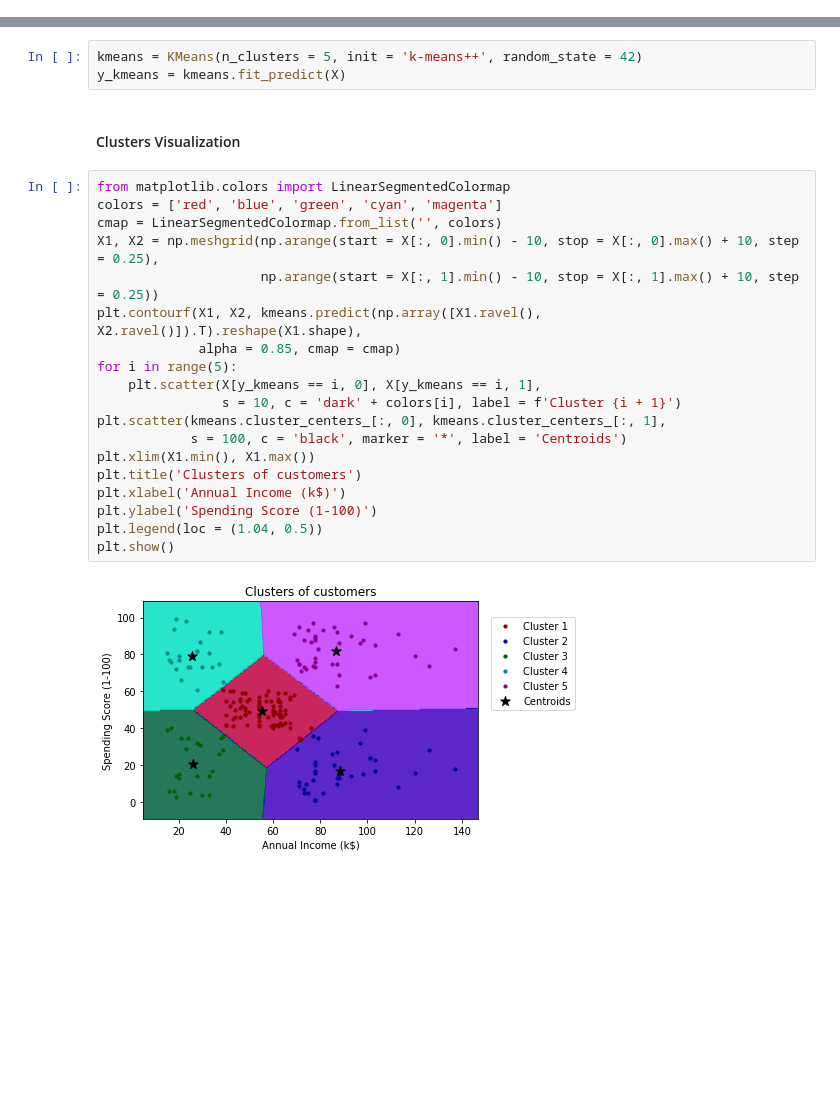
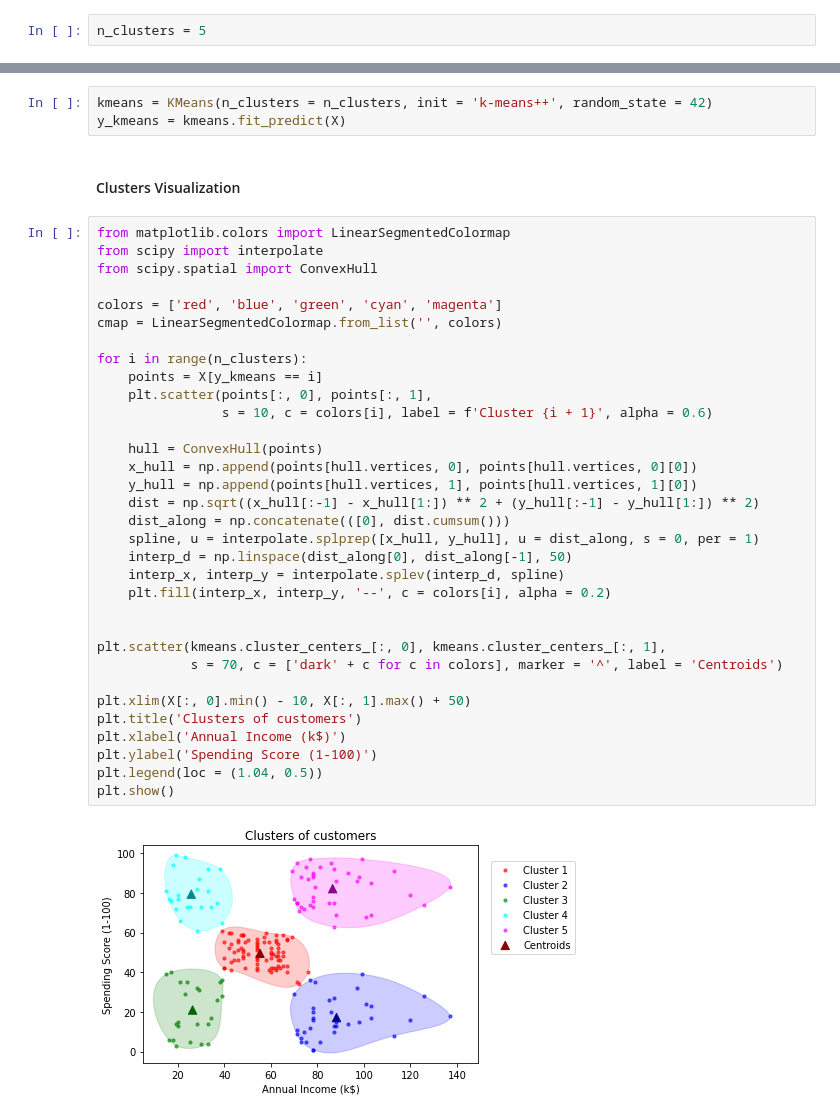
Before and after one commit to shivamaggarwal513/delhi-technological-university, a Jupyter notebook: Semester 5/Machine Learning/09 K-Means Clustering/KMeansClustering.ipynb, the cells around one changed output, grey strips where cells are left out. Saved outputs shown, nothing was run; the diff lists cells and outputs as text; blank space fills up the shorter version.

```diff
--- a/Semester 5/Machine Learning/09 K-Means Clustering/KMeansClustering.ipynb
+++ b/Semester 5/Machine Learning/09 K-Means Clustering/KMeansClustering.ipynb
@@ -27,31 +27,47 @@ plt.ylabel('WCSS')
 plt.show()
 # %% [output]
 [figure]
+# %%
+n_clusters = 5
 # %% [markdown]
 #### K-Means Clustering
 # %%
-kmeans = KMeans(n_clusters = 5, init = 'k-means++', random_state = 42)
+kmeans = KMeans(n_clusters = n_clusters, init = 'k-means++', random_state = 42)
 y_kmeans = kmeans.fit_predict(X)
 # %% [markdown]
 #### Clusters Visualization
 # %%
 from matplotlib.colors import LinearSegmentedColormap
+from scipy import interpolate
+from scipy.spatial import ConvexHull
+
 colors = ['red', 'blue', 'green', 'cyan', 'magenta']
 cmap = LinearSegmentedColormap.from_list('', colors)
-X1, X2 = np.meshgrid(np.arange(start = X[:, 0].min() - 10, stop = X[:, 0].max() + 10, step = 0.25),
-                     np.arange(start = X[:, 1].min() - 10, stop = X[:, 1].max() + 10, step = 0.25))
-plt.contourf(X1, X2, kmeans.predict(np.array([X1.ravel(), X2.ravel()]).T).reshape(X1.shape),
-             alpha = 0.85, cmap = cmap)
-for i in range(5):
-    plt.scatter(X[y_kmeans == i, 0], X[y_kmeans == i, 1],
-                s = 10, c = 'dark' + colors[i], label = f'Cluster {i + 1}')
+
+for i in range(n_clusters):
+    points = X[y_kmeans == i]
+    plt.scatter(points[:, 0], points[:, 1],
+                s = 10, c = colors[i], label = f'Cluster {i + 1}', alpha = 0.6)
+
+    hull = ConvexHull(points)
+    x_hull = np.append(points[hull.vertices, 0], points[hull.vertices, 0][0])
+    y_hull = np.append(points[hull.vertices, 1], points[hull.vertices, 1][0])
+    dist = np.sqrt((x_hull[:-1] - x_hull[1:]) ** 2 + (y_hull[:-1] - y_hull[1:]) ** 2)
+    dist_along = np.concatenate(([0], dist.cumsum()))
+    spline, u = interpolate.splprep([x_hull, y_hull], u = dist_along, s = 0, per = 1)
+    interp_d = np.linspace(dist_along[0], dist_along[-1], 50)
+    interp_x, interp_y = interpolate.splev(interp_d, spline)
+    plt.fill(interp_x, interp_y, '--', c = colors[i], alpha = 0.2)
+
+
 plt.scatter(kmeans.cluster_centers_[:, 0], kmeans.cluster_centers_[:, 1],
-            s = 100, c = 'black', marker = '*', label = 'Centroids')
-plt.xlim(X1.min(), X1.max())
+            s = 70, c = ['dark' + c for c in colors], marker = '^', label = 'Centroids')
+
+plt.xlim(X[:, 0].min() - 10, X[:, 1].max() + 50)
 plt.title('Clusters of customers')
 plt.xlabel('Annual Income (k$)')
 plt.ylabel('Spending Score (1-100)')
 plt.legend(loc = (1.04, 0.5))
 plt.show()
 # %% [output]
-[figure, old version]
+[figure, new version]
```
Also changed, not shown: parts of 1 cell of this notebook, 9 other files.
